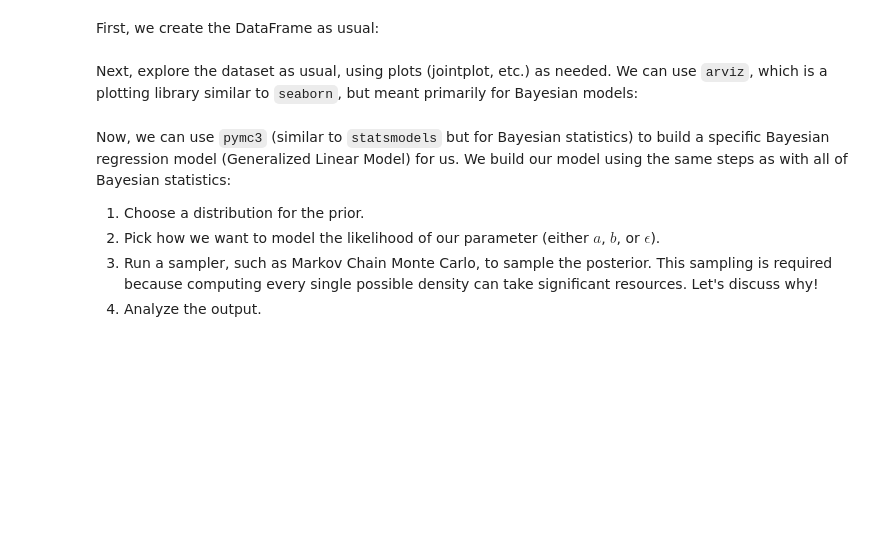
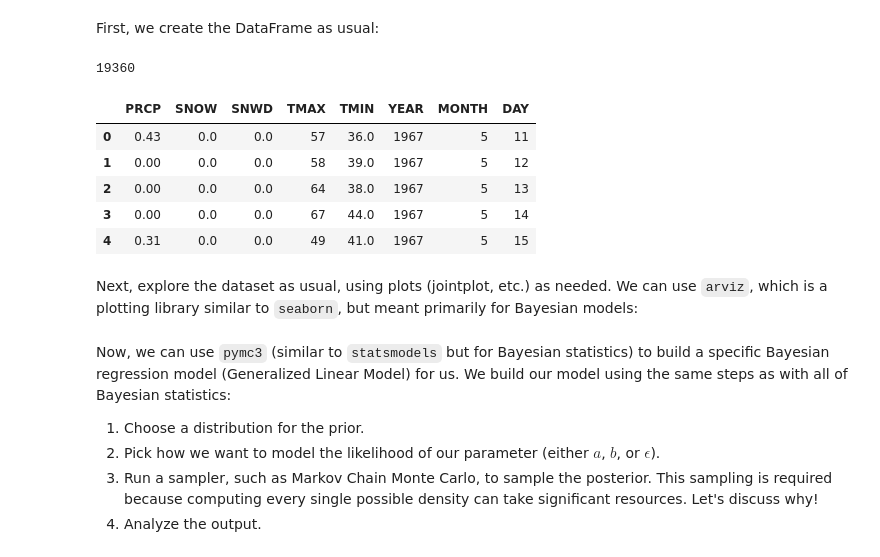
Before and after one commit to curtywang/ee5020-notes-fa21, a Jupyter notebook: day13/bayesian_statistics.ipynb, the cells around one changed output. Saved outputs shown, nothing was run; the diff lists cells and outputs as text; code cells hidden in the pictures; blank space fills up the shorter version.

```diff
--- a/day13/bayesian_statistics.ipynb
+++ b/day13/bayesian_statistics.ipynb
@@ -392,5 +333,39 @@ It turns out that the `conda-forge` version of `PyMC3` is [slightly broken](http
 Note that regression is still: $y = ax + b + \epsilon$
 # %% [markdown]
 First, we create the DataFrame as usual:
+# %%
+import pandas as pd
+
+df_snowfall = pd.read_csv("https://github.com/AllenDowney/ThinkBayes2/raw/master/data/2239075.csv")
+columns_to_keep = ['DATE', 'PRCP', 'SNOW', 'SNWD', 'TMAX', 'TMIN']
+# df_snowfall = df_snowfall.drop(columns=[col for df_snowfall.columns if col not in columns_to_keep], axis=1)
+df_snowfall = df_snowfall[columns_to_keep].copy()  # copy to make it a brand new dataframe
+print(len(df_snowfall))
+df_snowfall.tail()
+
+def get_year(date_string: str) -> int:
+    return int(date_string[0:4])
+
+def get_month(date_string: str) -> int:
+    return int(date_string[5:7])
+
+def get_day(date_string: str) -> int:
+    return int(date_string[8:])
+
+# fix the date column into separate YEAR, MONTH, DAY columns
+df_snowfall['YEAR'] = df_snowfall['DATE'].apply(get_year)
+df_snowfall['MONTH'] = df_snowfall['DATE'].apply(get_month)
+df_snowfall['DAY'] = df_snowfall['DATE'].apply(get_day)
+df_snowfall = df_snowfall.drop(columns=['DATE'], axis=1)
+
+df_snowfall.head()
+# %% [output]
+19360
+|  | PRCP | SNOW | SNWD | TMAX | TMIN | YEAR | MONTH | DAY |
+| 0 | 0.43 | 0.0 | 0.0 | 57 | 36.0 | 1967 | 5 | 11 |
+| 1 | 0.00 | 0.0 | 0.0 | 58 | 39.0 | 1967 | 5 | 12 |
+| 2 | 0.00 | 0.0 | 0.0 | 64 | 38.0 | 1967 | 5 | 13 |
+| 3 | 0.00 | 0.0 | 0.0 | 67 | 44.0 | 1967 | 5 | 14 |
+| 4 | 0.31 | 0.0 | 0.0 | 49 | 41.0 | 1967 | 5 | 15 |
 # %% [markdown]
 Next, explore the dataset as usual, using plots (jointplot, etc.) as needed.  We can use `arviz`, which is a plotting library similar to `seaborn`, but meant primarily for Bayesian models:
```
Also changed, not shown: parts of 19 cells of this notebook.
